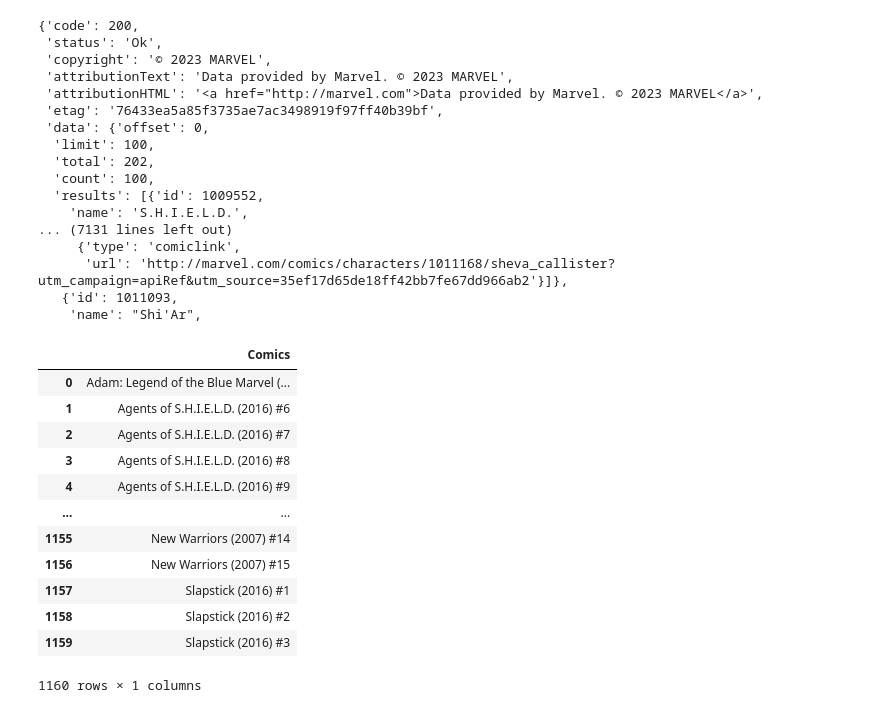
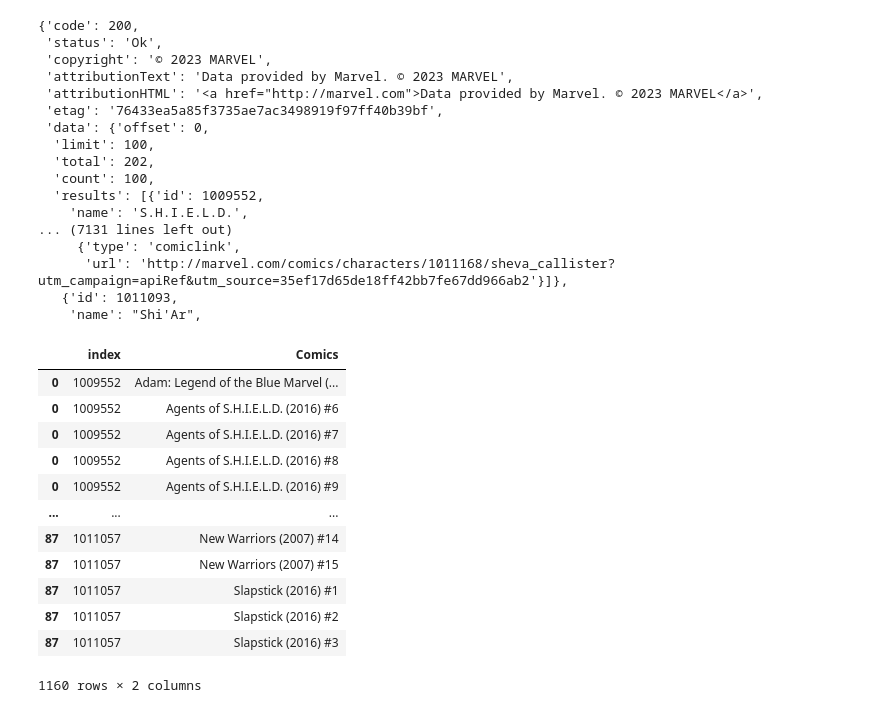
Before and after one commit to solfontan/DS_PT_09_2023, a Jupyter notebook: Data_Analysis/4-API/Practica/API_Marvel.ipynb, the cells around one changed output. Drawn from its saved outputs; the diff is of its cells as text; code cells hidden in the pictures.

```diff
--- a/Data_Analysis/4-API/Practica/API_Marvel.ipynb
+++ b/Data_Analysis/4-API/Practica/API_Marvel.ipynb
@@ -66,33 +66,3 @@ res.json()
       'url': 'http://marvel.com/comics/characters/1011168/sheva_callister?utm_campaign=apiRef&utm_source=35ef17d65de18ff42bb7fe67dd966ab2'}]},
    {'id': 1011093,
     'name': "Shi'Ar",
-# %%
-lista2 = []
-
-# Supongo que res es una respuesta de una solicitud HTTP y contiene datos JSON
-for heroe in res.json()['data']['results']:
-    for comic_list in heroe['comics']['items']:
-        # Verificar si comic_list es una lista antes de intentar iterar sobre ella
-        if isinstance(comic_list, list):
-            for comic in comic_list:
-                lista2.append(comic.get('name'))
-        else:
-            # Si comic_list no es una lista, asumir que es un diccionario y obtener 'name'
-            lista2.append(comic_list.get('name'))
-
-marvel = pd.DataFrame({'Comics': lista2})
-marvel
-# %% [output]
-|  | Comics |
-| 0 | Adam: Legend of the Blue Marvel (... |
-| 1 | Agents of S.H.I.E.L.D. (2016) #6 |
-| 2 | Agents of S.H.I.E.L.D. (2016) #7 |
-| 3 | Agents of S.H.I.E.L.D. (2016) #8 |
-| 4 | Agents of S.H.I.E.L.D. (2016) #9 |
-| ... | ... |
-| 1155 | New Warriors (2007) #14 |
-| 1156 | New Warriors (2007) #15 |
-| 1157 | Slapstick (2016) #1 |
-| 1158 | Slapstick (2016) #2 |
-| 1159 | Slapstick (2016) #3 |
-1160 rows × 1 columns
@@ -112,3 +69,32 @@ marvel
+# %%
+diccionario = {}
+
+for i in res.json()['data']['results']:
+    # print(i['thumbnail']['path'])
+    for j in i['comics']['items']:
+        # lista.append(j['name'])
+        diccionario.setdefault(i['id'],[]).append(j['name'])
+
+serie = pd.Series(diccionario)
+df = pd.DataFrame(serie).reset_index().rename(columns={0:'Comics'})
+
+df_exploded = df.explode('Comics') #explode : Transform each element of a list-like to a row, replicating index values.
+
+df_comics = pd.DataFrame(df_exploded)
+# %% [output]
+|  | index | Comics |
+| 0 | 1009552 | Adam: Legend of the Blue Marvel (... |
+| 0 | 1009552 | Agents of S.H.I.E.L.D. (2016) #6 |
+| 0 | 1009552 | Agents of S.H.I.E.L.D. (2016) #7 |
+| 0 | 1009552 | Agents of S.H.I.E.L.D. (2016) #8 |
+| 0 | 1009552 | Agents of S.H.I.E.L.D. (2016) #9 |
+| ... | ... | ... |
+| 87 | 1011057 | New Warriors (2007) #14 |
+| 87 | 1011057 | New Warriors (2007) #15 |
+| 87 | 1011057 | Slapstick (2016) #1 |
+| 87 | 1011057 | Slapstick (2016) #2 |
+| 87 | 1011057 | Slapstick (2016) #3 |
+1160 rows × 2 columns
 # %%
 # 1. id 2. nombre 3. url imagen 4. comics donde aparece , "url-image": heroe['thumbnail'], "comics": [heroe['comics']['items']['name']]
 
```
Also changed, not shown: parts of 5 cells of this notebook, 1 other file.
